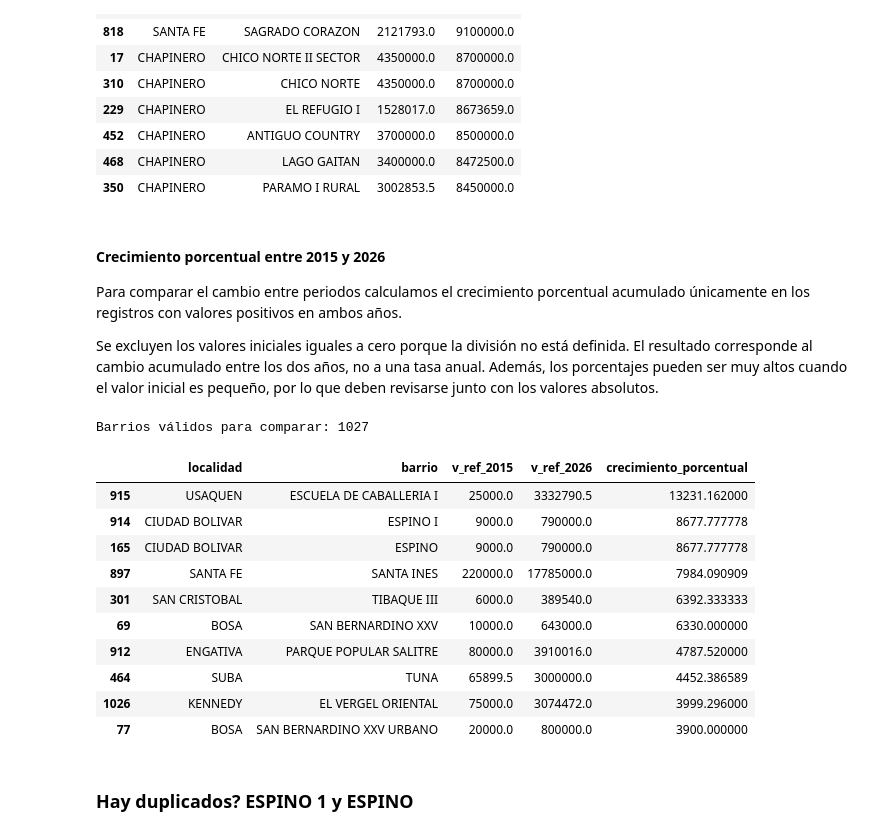
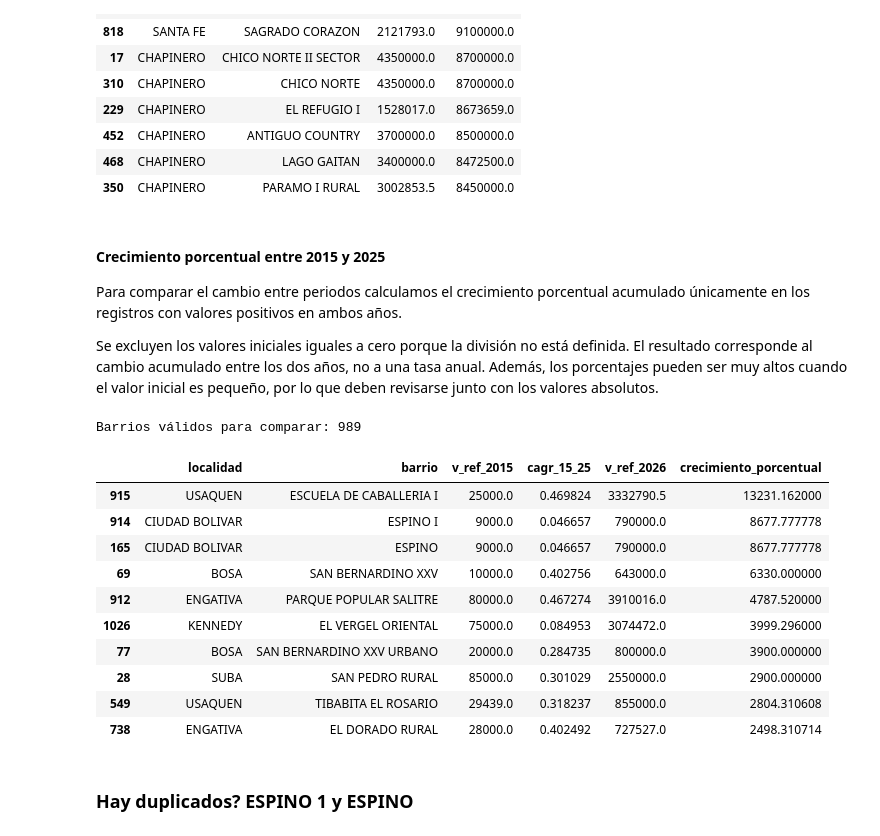
Before and after one commit to Informer20/grupo14-hipervalorizacion-bogota, a Jupyter notebook: notebooks/02_exploracion_datos_finales.ipynb, the cells around one changed output. Cells and saved outputs as stored; diff of their text form; code cells hidden in the pictures.

```diff
--- a/notebooks/02_exploracion_datos_finales.ipynb
+++ b/notebooks/02_exploracion_datos_finales.ipynb
@@ -239,46 +245,46 @@ display(
 | 468 | CHAPINERO | LAGO GAITAN | 3400000.0 | 8472500.0 |
 | 350 | CHAPINERO | PARAMO I RURAL | 3002853.5 | 8450000.0 |
 # %% [markdown]
-#### Crecimiento porcentual entre 2015 y 2026
+#### Crecimiento porcentual entre 2015 y 2025
 Para comparar el cambio entre periodos calculamos el crecimiento porcentual acumulado únicamente en los registros con valores positivos en ambos años.
 
 Se excluyen los valores iniciales iguales a cero porque la división no está definida. El resultado corresponde al cambio acumulado entre los dos años, no a una tasa anual. Además, los porcentajes pueden ser muy altos cuando el valor inicial es pequeño, por lo que deben revisarse junto con los valores absolutos.
 # %%
 df_crecimiento = df.loc[
     df["v_ref_2015"].gt(0)
-    & df["v_ref_2026"].gt(0)
+    & df["v_ref_2025"].gt(0) & df["cagr_15_25"].gt(0)
 ].copy()
 
 df_crecimiento["crecimiento_porcentual"] = (
     (df_crecimiento["v_ref_2026"] /
      df_crecimiento["v_ref_2015"] - 1) * 100
 )
 
 print("Barrios válidos para comparar:",
       len(df_crecimiento))
 
 display(
     df_crecimiento[
         ["localidad", "barrio",
-         "v_ref_2015", "v_ref_2026",
+         "v_ref_2015", "cagr_15_25", "v_ref_2026",
          "crecimiento_porcentual"]
     ].sort_values(
         "crecimiento_porcentual", ascending=False
     ).head(10)
 )
 # %% [output]
-Barrios válidos para comparar: 1027
+Barrios válidos para comparar: 989
-|  | localidad | barrio | v_ref_2015 | v_ref_2026 | crecimiento_porcentual |
-| 915 | USAQUEN | ESCUELA DE CABALLERIA I | 25000.0 | 3332790.5 | 13231.162000 |
-| 914 | CIUDAD BOLIVAR | ESPINO I | 9000.0 | 790000.0 | 8677.777778 |
-| 165 | CIUDAD BOLIVAR | ESPINO | 9000.0 | 790000.0 | 8677.777778 |
-| 897 | SANTA FE | SANTA INES | 220000.0 | 17785000.0 | 7984.090909 |
-| 301 | SAN CRISTOBAL | TIBAQUE III | 6000.0 | 389540.0 | 6392.333333 |
-| 69 | BOSA | SAN BERNARDINO XXV | 10000.0 | 643000.0 | 6330.000000 |
-| 912 | ENGATIVA | PARQUE POPULAR SALITRE | 80000.0 | 3910016.0 | 4787.520000 |
-| 464 | SUBA | TUNA | 65899.5 | 3000000.0 | 4452.386589 |
-| 1026 | KENNEDY | EL VERGEL ORIENTAL | 75000.0 | 3074472.0 | 3999.296000 |
-| 77 | BOSA | SAN BERNARDINO XXV URBANO | 20000.0 | 800000.0 | 3900.000000 |
+|  | localidad | barrio | v_ref_2015 | cagr_15_25 | v_ref_2026 | crecimiento_porcentual |
+| 915 | USAQUEN | ESCUELA DE CABALLERIA I | 25000.0 | 0.469824 | 3332790.5 | 13231.162000 |
+| 914 | CIUDAD BOLIVAR | ESPINO I | 9000.0 | 0.046657 | 790000.0 | 8677.777778 |
+| 165 | CIUDAD BOLIVAR | ESPINO | 9000.0 | 0.046657 | 790000.0 | 8677.777778 |
+| 69 | BOSA | SAN BERNARDINO XXV | 10000.0 | 0.402756 | 643000.0 | 6330.000000 |
+| 912 | ENGATIVA | PARQUE POPULAR SALITRE | 80000.0 | 0.467274 | 3910016.0 | 4787.520000 |
+| 1026 | KENNEDY | EL VERGEL ORIENTAL | 75000.0 | 0.084953 | 3074472.0 | 3999.296000 |
+| 77 | BOSA | SAN BERNARDINO XXV URBANO | 20000.0 | 0.284735 | 800000.0 | 3900.000000 |
+| 28 | SUBA | SAN PEDRO RURAL | 85000.0 | 0.301029 | 2550000.0 | 2900.000000 |
+| 549 | USAQUEN | TIBABITA EL ROSARIO | 29439.0 | 0.318237 | 855000.0 | 2804.310608 |
+| 738 | ENGATIVA | EL DORADO RURAL | 28000.0 | 0.402492 | 727527.0 | 2498.310714 |
 # %% [markdown]
 ### Hay duplicados? ESPINO 1 y ESPINO
 # %%
```
Also changed, not shown: parts of 15 cells of this notebook.
